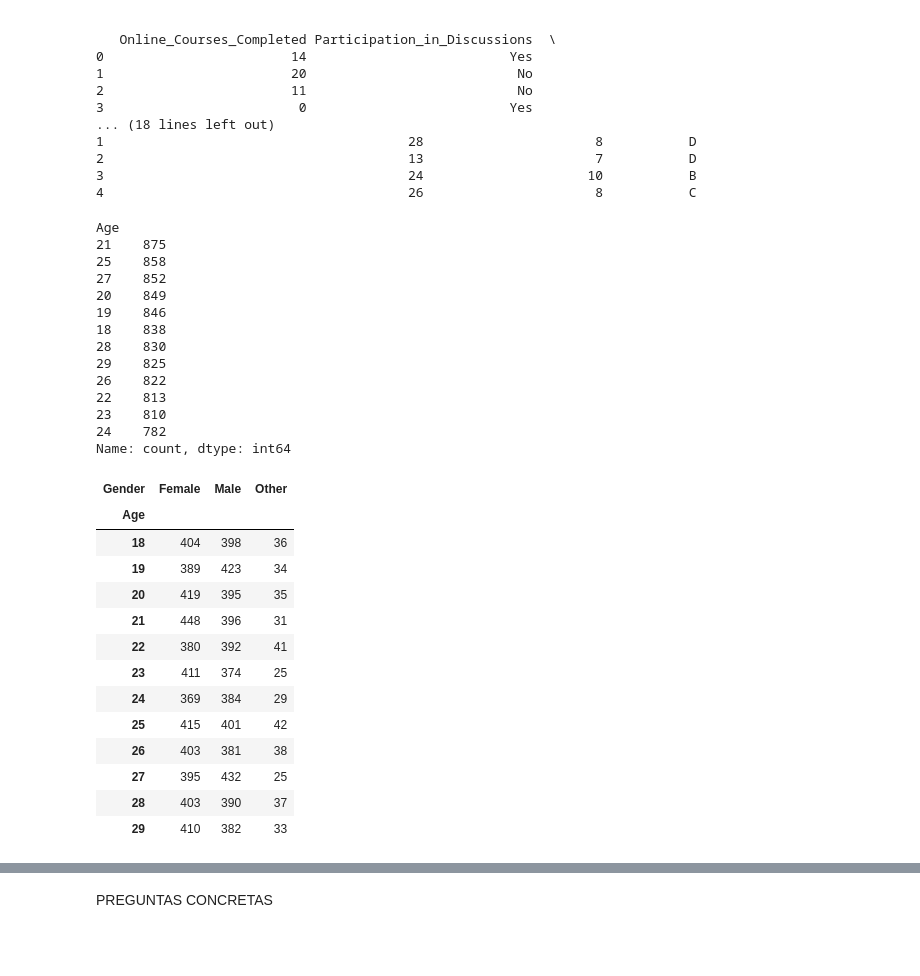
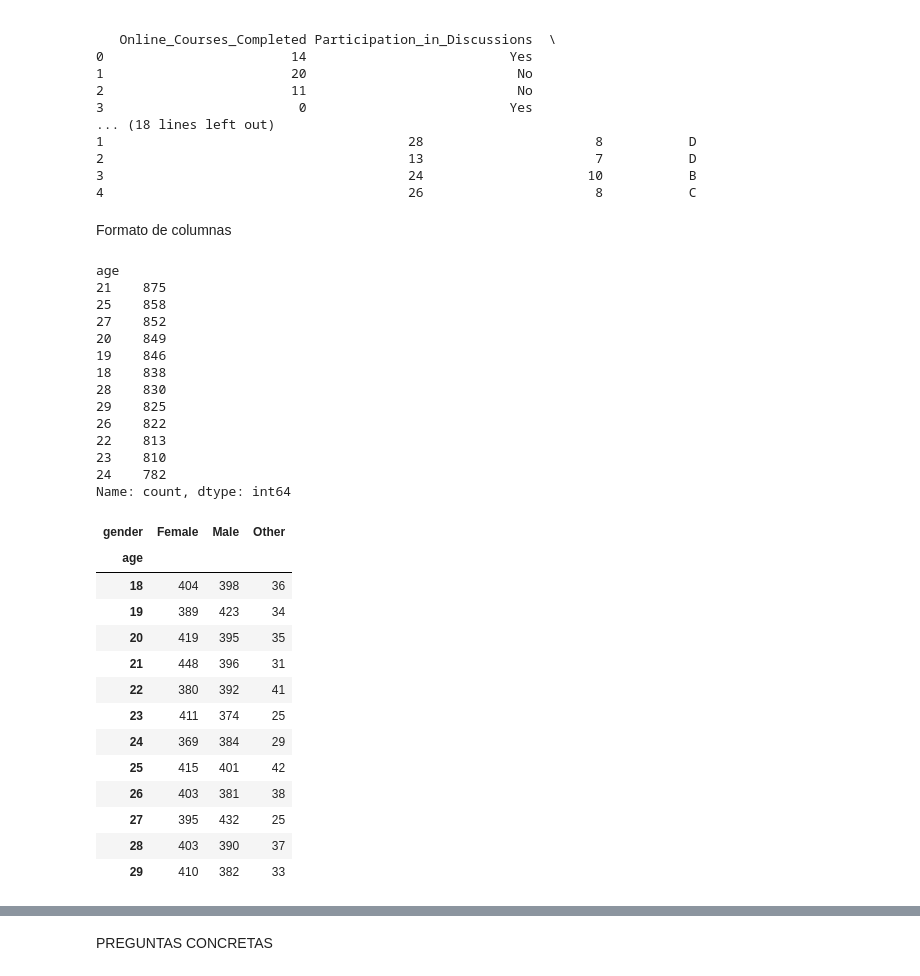
Before and after one commit to ArtGMontes/analisis_de_estudiantes, a Jupyter notebook: Student_Performance_$_Learning_Style.ipynb, the cells around one changed output, grey strips where cells are left out. Cells and saved outputs as stored; diff of their text form; code cells hidden in the pictures; blank space fills up the shorter version.

```diff
--- a/Student_Performance_$_Learning_Style.ipynb
+++ b/Student_Performance_$_Learning_Style.ipynb
@@ -45,10 +54,15 @@ print(student.head())
 2                                       13                      7           D
 3                                       24                     10           B
 4                                       26                      8           C
+# %% [markdown]
+Formato de columnas
+# %%
+#Utilizamos nombre de las columnas en minúsculas y retiramos los espacios
+student.columns = student.columns.str.strip().str.lower().str.replace(' ', '_')
 # %%
-print(student["Age"].value_counts())
+print(student["age"].value_counts())
 # %% [output]
-Age
+age
 21    875
 25    858
 27    852
@@ -65,10 +79,10 @@ Name: count, dtype: int64
 # %%
 # De esta manera cruzamos coincidencias entre columnas. Muestra un conteo de los
 # valores
-pd.crosstab(student["Age"], student["Gender"])
+pd.crosstab(student["age"], student["gender"])
 # %% [output]
-| Gender | Female | Male | Other |
-| Age |  |  |  |
+| gender | Female | Male | Other |
+| age |  |  |  |
 | 18 | 404 | 398 | 36 |
 | 19 | 389 | 423 | 34 |
 | 20 | 419 | 395 | 35 |
```
Also changed, not shown: parts of 9 cells of this notebook.
